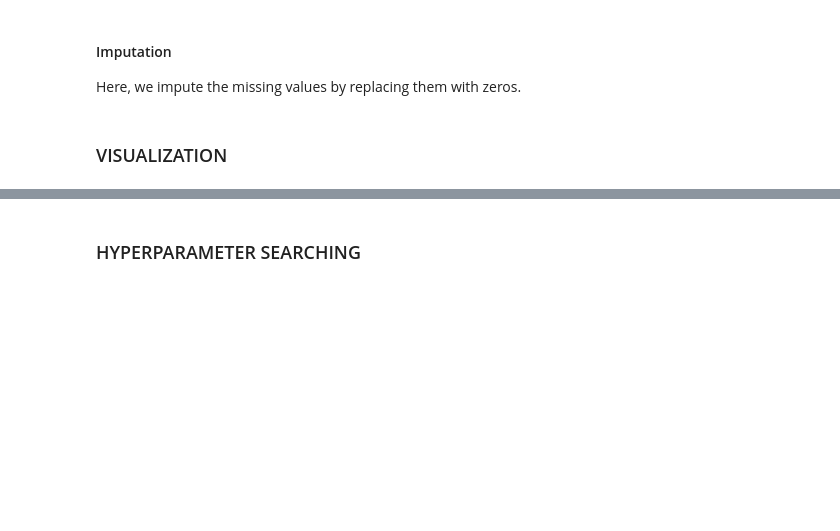
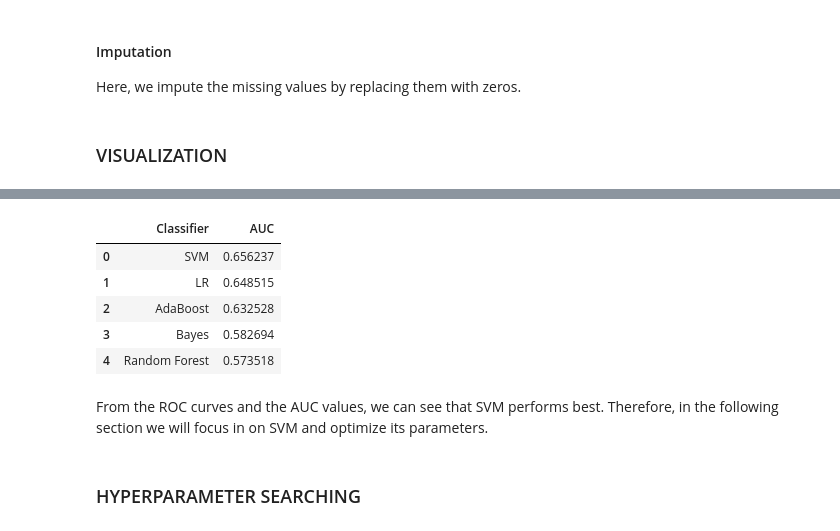
Before and after one commit to kevinmchu/BME590Final, a Jupyter notebook: AbnormalLabValues.ipynb, the cells around one changed output, grey strips where cells are left out. Cells and saved outputs as stored; diff of their text form; code cells hidden in the pictures; blank space fills up the shorter version.

```diff
--- a/AbnormalLabValues.ipynb
+++ b/AbnormalLabValues.ipynb
@@ -191,3 +256,14 @@ X_test[np.isnan(X_test)] = 0
+# %%
+AUC_Class_df
+# %% [output]
+|  | Classifier | AUC |
+| 0 | SVM | 0.656237 |
+| 1 | LR | 0.648515 |
+| 2 | AdaBoost | 0.632528 |
+| 3 | Bayes | 0.582694 |
+| 4 | Random Forest | 0.573518 |
+# %% [markdown]
+From the ROC curves and the AUC values, we can see that SVM performs best. Therefore, in the following section we will focus in on SVM and optimize its parameters.
 # %% [markdown]
 ### HYPERPARAMETER SEARCHING
 # %% [markdown]
```
Also changed, not shown: parts of 6 cells of this notebook.
